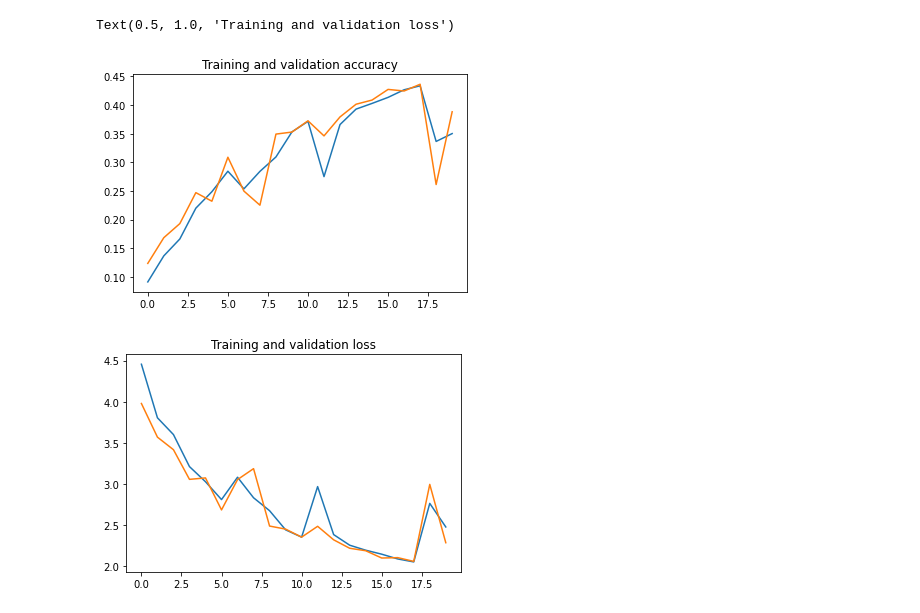
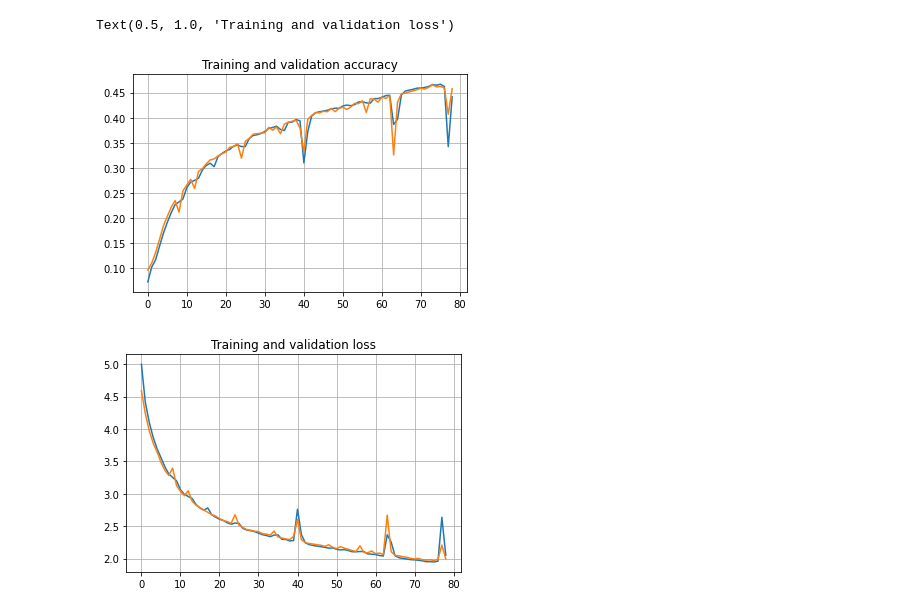
Before and after one commit to HadarakDev/Kaggle_iWildCam2020, a Jupyter notebook: notebooks/Display_results.ipynb, the cells around one changed output. Saved outputs shown, nothing was run; the diff lists cells and outputs as text; code cells hidden in the pictures.

Commit message:
update results

```diff
--- a/notebooks/Display_results.ipynb
+++ b/notebooks/Display_results.ipynb
@@ -5,34 +3,38 @@ history = pd.read_csv('../results/nn_4096_0.001_20_selu_adam_[256,256,256,256,25
+# %%
+history = pd.read_csv('../results/nn_8192_100_selu_adam_[512, 512, 512, 512, 512, 512, 512, 512]_0.0001_100ep_aug_without_empty.csv')
 # %%
 %matplotlib inline
 
 import matplotlib.pyplot as plt
 
 #-----------------------------------------------------------
 # Retrieve a list of list results on training and test data
 # sets for each training epoch
 #-----------------------------------------------------------
 acc      = history['categorical_accuracy']
 val_acc  = history['val_categorical_accuracy']
 loss     = history['loss']
 val_loss = history['val_loss']
 
 epochs   = range(len(acc)) # Get number of epochs
 
 #------------------------------------------------
 # Plot training and validation accuracy per epoch
 #------------------------------------------------
 plt.plot(epochs, acc)
 plt.plot(epochs, val_acc)
 plt.title('Training and validation accuracy')
+plt.grid()
 plt.figure()
 
 #------------------------------------------------
 # Plot training and validation loss per epoch
 #------------------------------------------------
 plt.plot(epochs, loss)
 plt.plot(epochs, val_loss)
+plt.grid()
 plt.title('Training and validation loss')
 # %% [output]
 Text(0.5, 1.0, 'Training and validation loss')
-[figure, old version]
+[figure, new version]
-[figure, old version]
+[figure, new version]
```
Also changed, not shown: parts of 1 cell of this notebook, 4 other files.
